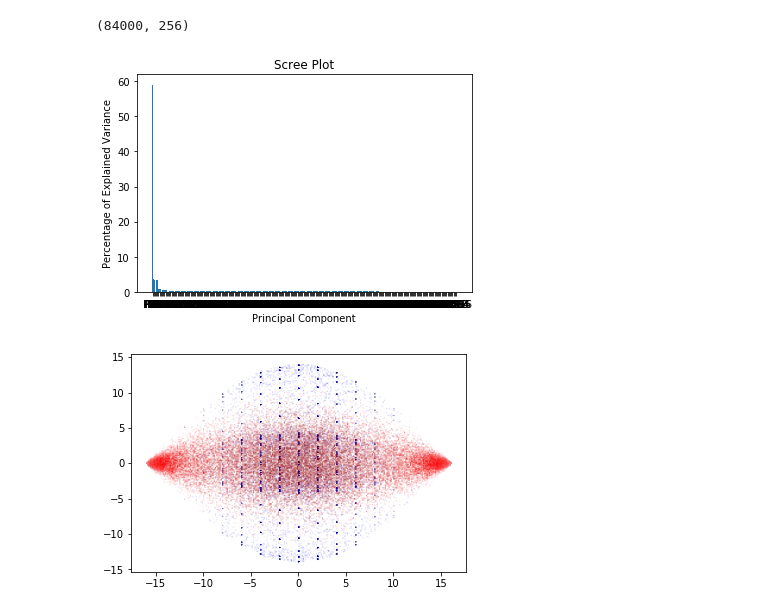
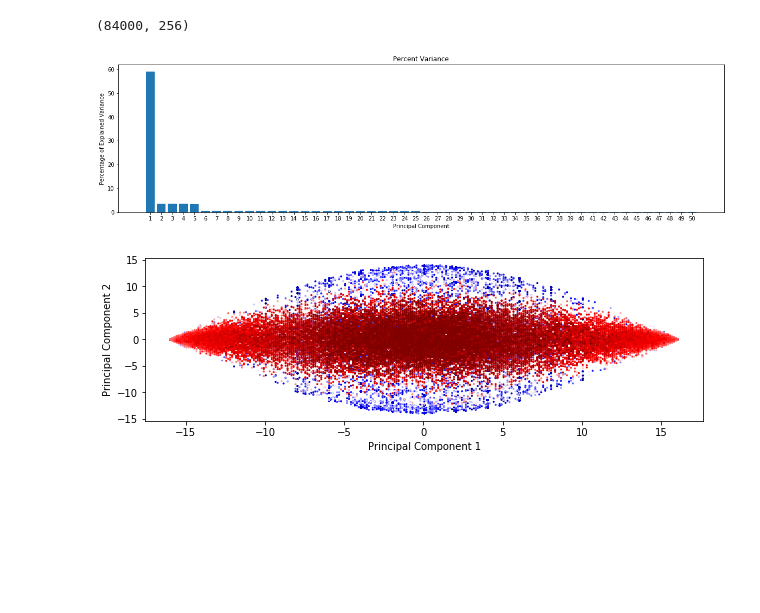
Before and after one commit to dmessier7/Ising_Model, a Jupyter notebook: PCA_sklearn.ipynb, the cells around one changed output. Cells and saved outputs as stored; diff of their text form; code cells hidden in the pictures; blank space fills up the shorter version.

```diff
--- a/PCA_sklearn.ipynb
+++ b/PCA_sklearn.ipynb
@@ -32,26 +33,33 @@ print(pca_data.shape)
 # %% [output]
 (84000, 256)
 # %%
-# Graphing Percentage of Variance for each PC
-per_var = np.round(pca.explained_variance_ratio_* 100, decimals= 1) # Calculates the percentage of variance for each PC
-labels = ['PC'+str(x) for x in range(1, len(per_var)+1)] # labels for each PC
+# Graphing Percentage of Variance for each Principal Component
+per_var = np.round(pca.explained_variance_ratio_* 100, decimals= 2) # Calculates the percentage of variance for each PC
+labels = [str(x) for x in range(1, len(per_var)+1)] # labels for each PC
 
-plt.bar(x=range(1, len(per_var)+1), height=per_var, tick_label=labels)
+# There are 256 Principal Components in all, and their percentage of variance drops off quick.
+# So we'll plot the first 50 components since they go in order of descending percentage
+per_var_cut = per_var[:50]
+labels_cut = labels[:50]
+
+plt.bar(x=range(1, len(per_var_cut)+1), height=per_var_cut, tick_label=labels_cut)
 plt.ylabel('Percentage of Explained Variance')
 plt.xlabel('Principal Component')
-plt.title('Scree Plot')
+plt.title('Percent Variance')
+plt.rcParams["figure.figsize"] = [15,2]
 plt.show()
 # %% [output]
-[figure, old version]
+[figure, new version]
 # %%
-# Plot PC1 against PC2
-pcaDF = pd.DataFrame(pca_data, columns = labels)
-#print(pcaDF)
+pcaDF = pd.DataFrame(pca_data, columns= labels)
 
-plt.scatter(pcaDF.PC1, pcaDF.PC2, c=t, cmap= "seismic", s = 0.005)
+plt.scatter(pcaDF['1'], pcaDF['2'], c=t, cmap= "seismic", s = 1)
+plt.ylabel('Principal Component 2')
+plt.xlabel('Principal Component 1')
+plt.rcParams["figure.figsize"] = [5,3]
 plt.show()
 # %% [output]
-[figure, old version]
+[figure, new version]
 # %%
 # Save Data
 p = os.getcwd()
```
Also changed, not shown: parts of 3 cells of this notebook, 5 other files.
